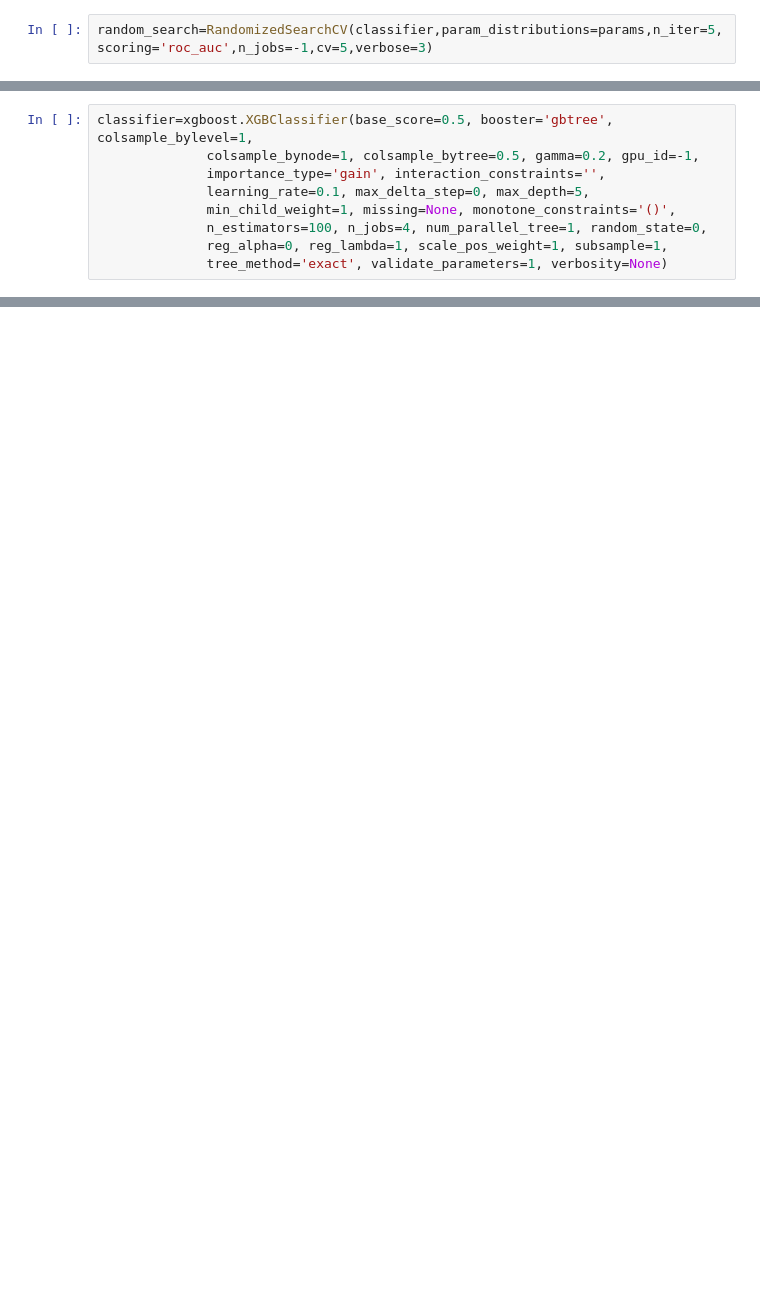
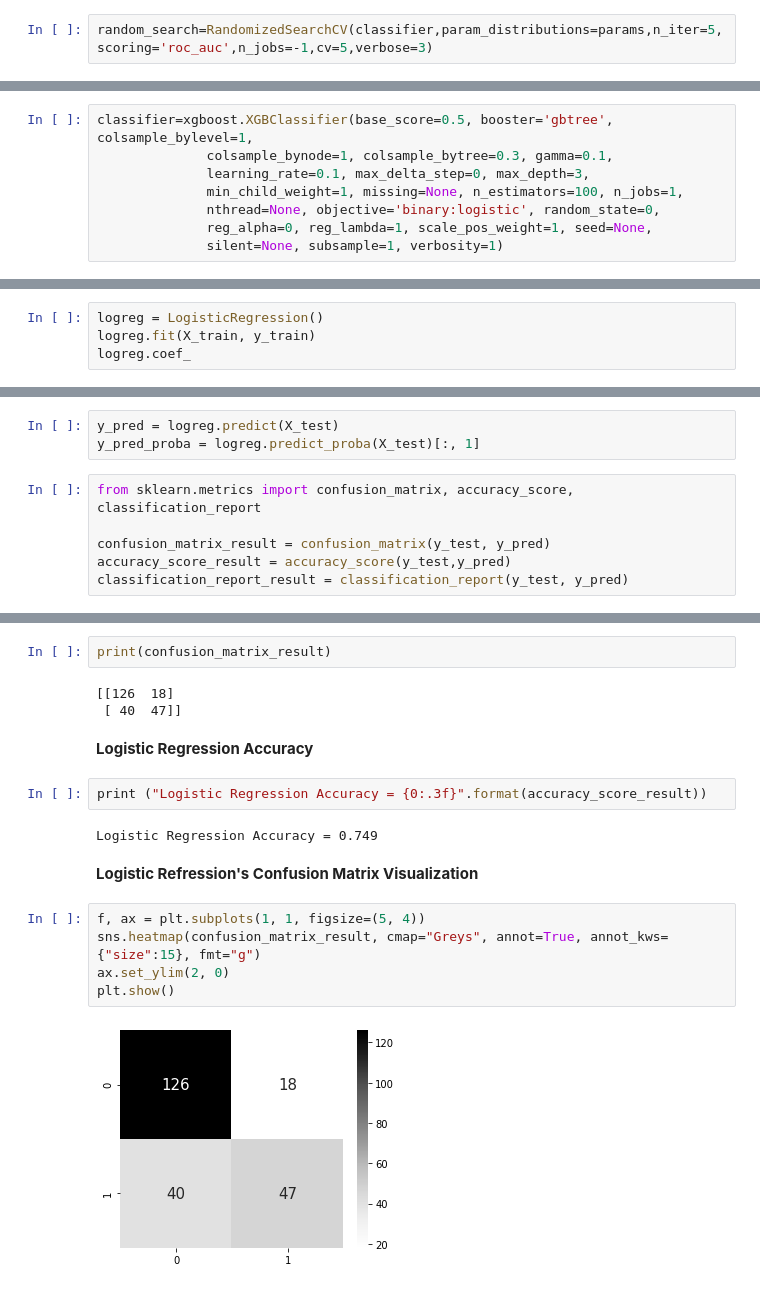
Before and after one commit to naveenkumar-prog/Curneu-Assessment, a Jupyter notebook: Diabetes_Prediction.ipynb, the cells around one changed output, grey strips where cells are left out. Saved outputs shown, nothing was run; the diff lists cells and outputs as text; blank space fills up the shorter version.

```diff
--- a/Diabetes_Prediction.ipynb
+++ b/Diabetes_Prediction.ipynb
@@ -216,12 +239,11 @@ XGBClassifier(base_score=0.5, booster='gbtree', colsample_bylevel=1,
 # %%
 classifier=xgboost.XGBClassifier(base_score=0.5, booster='gbtree', colsample_bylevel=1,
-              colsample_bynode=1, colsample_bytree=0.5, gamma=0.2, gpu_id=-1,
-              importance_type='gain', interaction_constraints='',
-              learning_rate=0.1, max_delta_step=0, max_depth=5,
-              min_child_weight=1, missing=None, monotone_constraints='()',
-              n_estimators=100, n_jobs=4, num_parallel_tree=1, random_state=0,
-              reg_alpha=0, reg_lambda=1, scale_pos_weight=1, subsample=1,
-              tree_method='exact', validate_parameters=1, verbosity=None)
+              colsample_bynode=1, colsample_bytree=0.3, gamma=0.1,
+              learning_rate=0.1, max_delta_step=0, max_depth=3,
+              min_child_weight=1, missing=None, n_estimators=100, n_jobs=1,
+              nthread=None, objective='binary:logistic', random_state=0,
+              reg_alpha=0, reg_lambda=1, scale_pos_weight=1, seed=None,
+              silent=None, subsample=1, verbosity=1)
 # %%
 classifier.fit(X_train,y_train)
 # %% [output]
@@ -259,0 +281,4 @@ score.mean()
+# %%
+logreg = LogisticRegression()
+logreg.fit(X_train, y_train)
+logreg.coef_
@@ -259,0 +296,9 @@ score.mean()
+# %%
+y_pred = logreg.predict(X_test)
+y_pred_proba = logreg.predict_proba(X_test)[:, 1]
+# %%
+from sklearn.metrics import confusion_matrix, accuracy_score, classification_report
+
+confusion_matrix_result = confusion_matrix(y_test, y_pred)
+accuracy_score_result = accuracy_score(y_test,y_pred)
+classification_report_result = classification_report(y_test, y_pred)
@@ -259,0 +318,20 @@ score.mean()
+# %%
+print(confusion_matrix_result)
+# %% [output]
+[[126  18]
+ [ 40  47]]
+# %% [markdown]
+**Logistic Regression Accuracy**
+# %%
+print ("Logistic Regression Accuracy = {0:.3f}".format(accuracy_score_result))
+# %% [output]
+Logistic Regression Accuracy = 0.749
+# %% [markdown]
+**Logistic Refression's Confusion Matrix Visualization**
+# %%
+f, ax = plt.subplots(1, 1, figsize=(5, 4))
+sns.heatmap(confusion_matrix_result, cmap="Greys", annot=True, annot_kws={"size":15}, fmt="g")
+ax.set_ylim(2, 0)
+plt.show()
+# %% [output]
+[figure, added]
```
Also changed, not shown: parts of 41 cells of this notebook.
